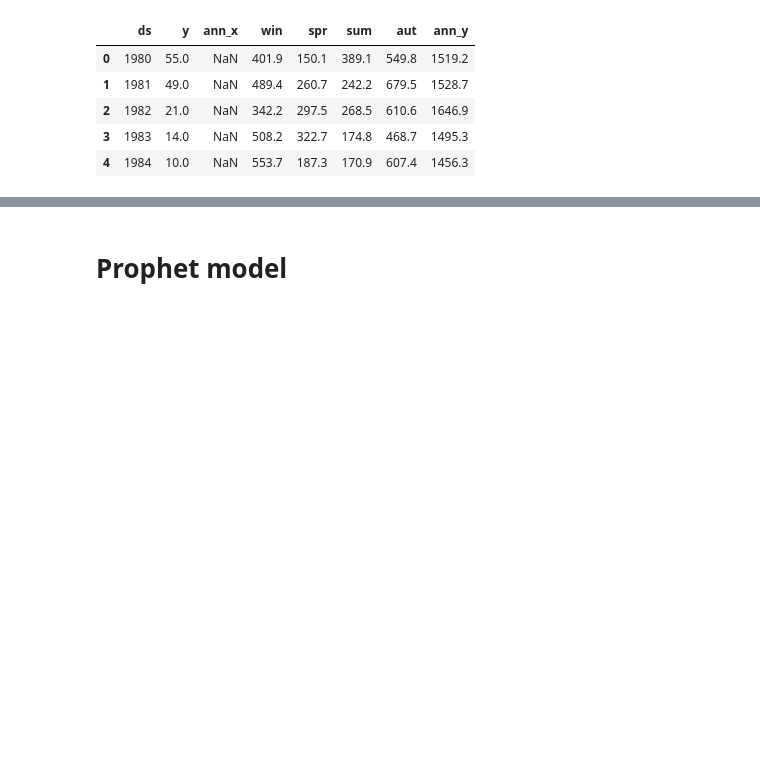
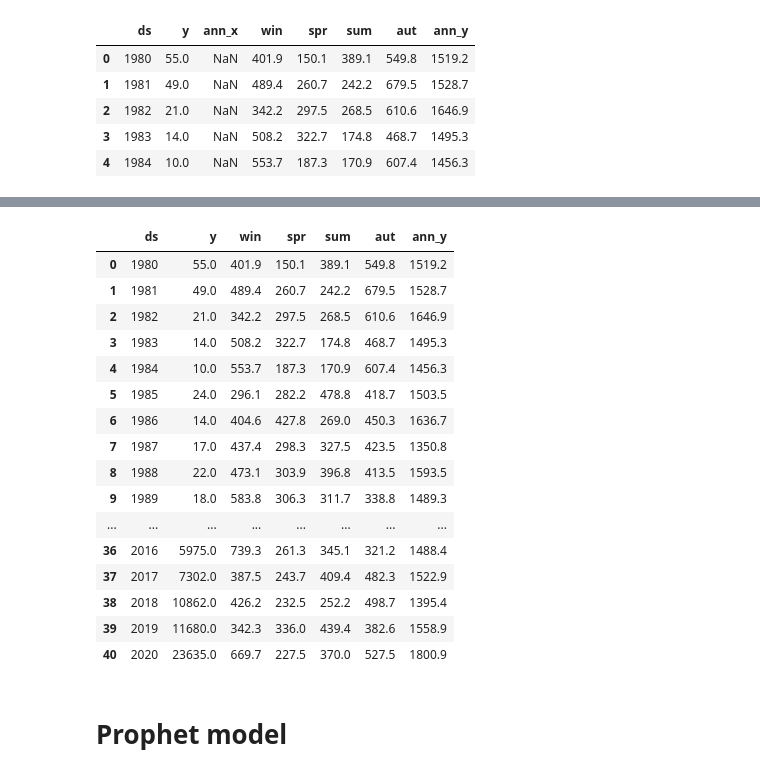
Before and after one commit to loustephjones/DSPT7-Collab, a Jupyter notebook: Prophet modelling.ipynb, the cells around one changed output, grey strips where cells are left out. Saved outputs shown, nothing was run; the diff lists cells and outputs as text; code cells hidden in the pictures; blank space fills up the shorter version.

```diff
--- a/Prophet modelling.ipynb
+++ b/Prophet modelling.ipynb
@@ -183,3 +211,24 @@ df2.drop('ann_x', axis=1)
+# %%
+df2 = df2.dropna(axis = 0)
+df2
+# %% [output]
+|  | ds | y | win | spr | sum | aut | ann_y |
+| 0 | 1980 | 55.0 | 401.9 | 150.1 | 389.1 | 549.8 | 1519.2 |
+| 1 | 1981 | 49.0 | 489.4 | 260.7 | 242.2 | 679.5 | 1528.7 |
+| 2 | 1982 | 21.0 | 342.2 | 297.5 | 268.5 | 610.6 | 1646.9 |
+| 3 | 1983 | 14.0 | 508.2 | 322.7 | 174.8 | 468.7 | 1495.3 |
+| 4 | 1984 | 10.0 | 553.7 | 187.3 | 170.9 | 607.4 | 1456.3 |
+| 5 | 1985 | 24.0 | 296.1 | 282.2 | 478.8 | 418.7 | 1503.5 |
+| 6 | 1986 | 14.0 | 404.6 | 427.8 | 269.0 | 450.3 | 1636.7 |
+| 7 | 1987 | 17.0 | 437.4 | 298.3 | 327.5 | 423.5 | 1350.8 |
+| 8 | 1988 | 22.0 | 473.1 | 303.9 | 396.8 | 413.5 | 1593.5 |
+| 9 | 1989 | 18.0 | 583.8 | 306.3 | 311.7 | 338.8 | 1489.3 |
+| ... | ... | ... | ... | ... | ... | ... | ... |
+| 36 | 2016 | 5975.0 | 739.3 | 261.3 | 345.1 | 321.2 | 1488.4 |
+| 37 | 2017 | 7302.0 | 387.5 | 243.7 | 409.4 | 482.3 | 1522.9 |
+| 38 | 2018 | 10862.0 | 426.2 | 232.5 | 252.2 | 498.7 | 1395.4 |
+| 39 | 2019 | 11680.0 | 342.3 | 336.0 | 439.4 | 382.6 | 1558.9 |
+| 40 | 2020 | 23635.0 | 669.7 | 227.5 | 370.0 | 527.5 | 1800.9 |
 # %% [markdown]
 # Prophet model
 # %%
```
Also changed, not shown: parts of 24 cells of this notebook.
